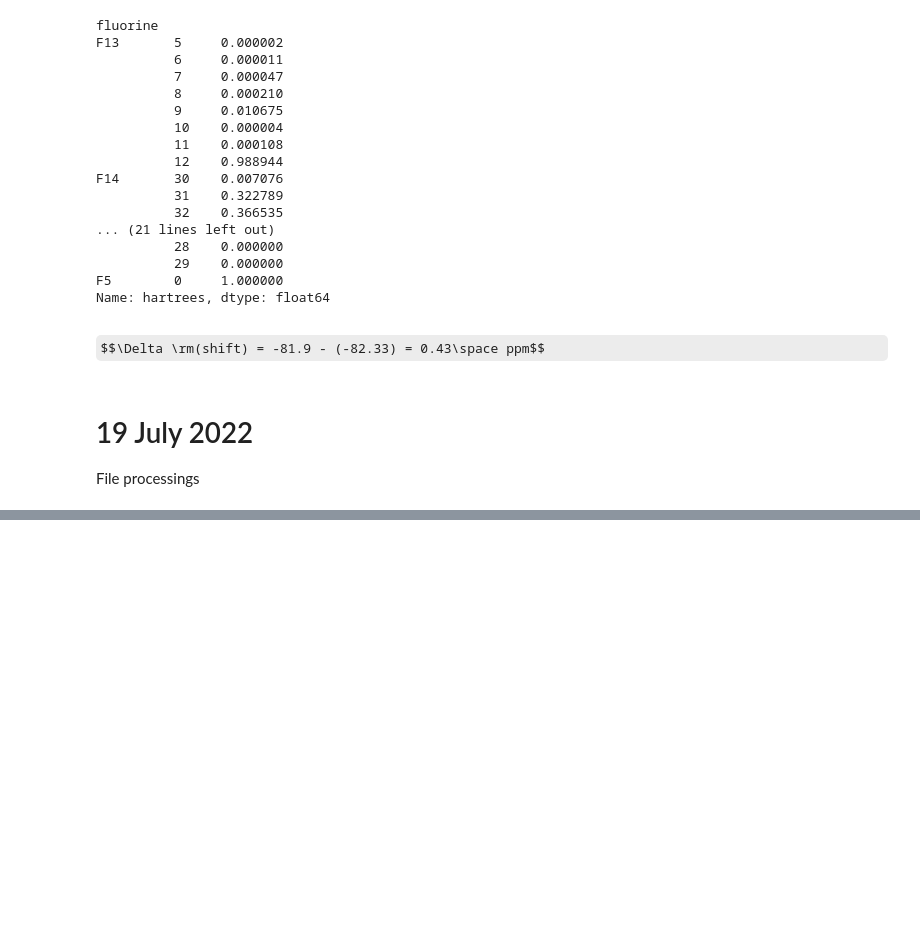
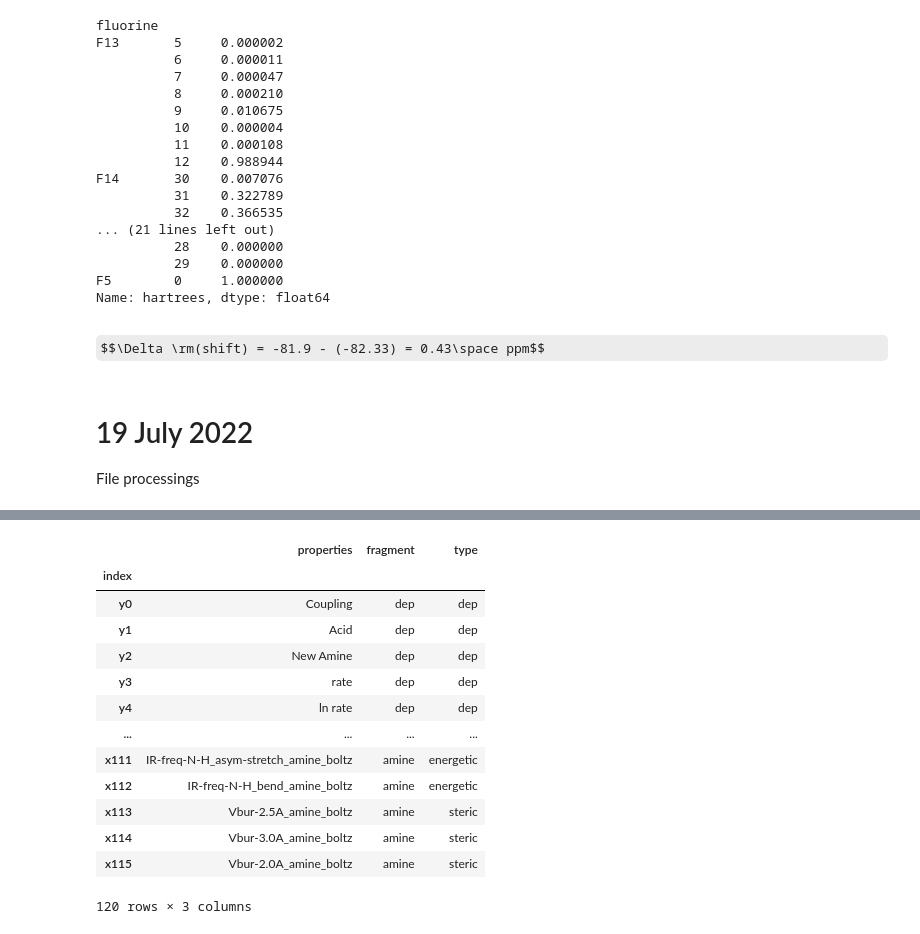
Before and after one commit to xh313/compchem, a Jupyter notebook: ChemOnPythonExplorations.ipynb, the cells around one changed output, grey strips where cells are left out. Saved outputs shown, nothing was run; the diff lists cells and outputs as text; code cells hidden in the pictures; some formulas as TeX source; blank space fills up the shorter version.

```diff
--- a/ChemOnPythonExplorations.ipynb
+++ b/ChemOnPythonExplorations.ipynb
@@ -1228,0 +1381,19 @@ H                  4.04050000   -0.31090000   -0.12330000
+# %%
+df = pd.read_csv('https://raw.githubusercontent.com/xh313/compchem/main/MLR_fwd_stepwise_scripts/MLR_param_properties.csv',
+                 index_col='index')
+df
+# %% [output]
+|  | properties | fragment | type |
+| index |  |  |  |
+| y0 | Coupling | dep | dep |
+| y1 | Acid | dep | dep |
+| y2 | New Amine | dep | dep |
+| y3 | rate | dep | dep |
+| y4 | ln rate | dep | dep |
+| ... | ... | ... | ... |
+| x111 | IR-freq-N-H_asym-stretch_amine_boltz | amine | energetic |
+| x112 | IR-freq-N-H_bend_amine_boltz | amine | energetic |
+| x113 | Vbur-2.5A_amine_boltz | amine | steric |
+| x114 | Vbur-3.0A_amine_boltz | amine | steric |
+| x115 | Vbur-2.0A_amine_boltz | amine | steric |
+120 rows × 3 columns
```
Also changed, not shown: parts of 25 cells of this notebook.
